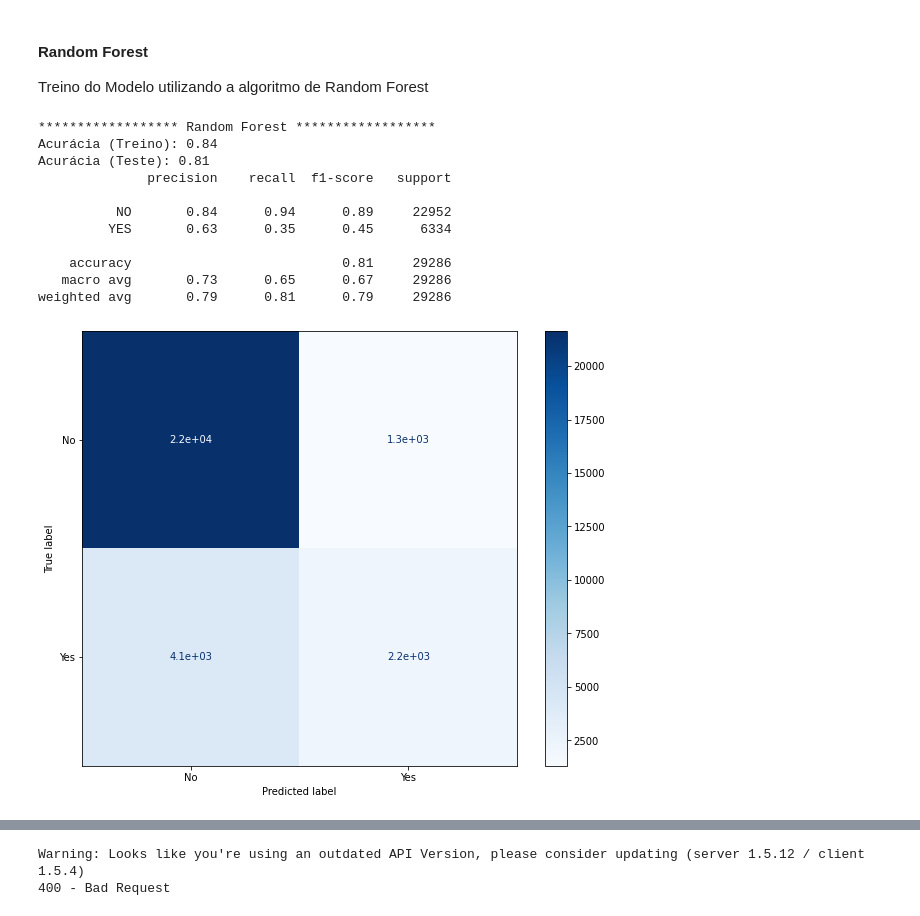
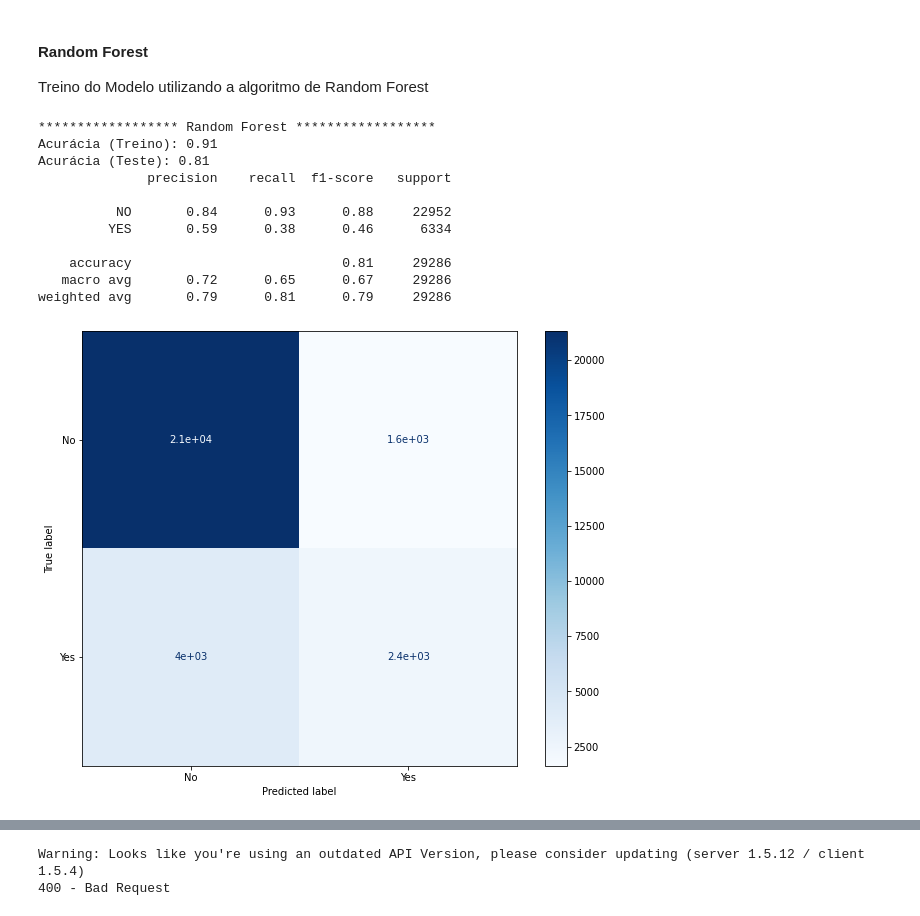
Before and after one commit to eberthfelipe/5---Desenvolvimento-de-Jogos-Mobile, a Jupyter notebook: Modulo_8/machine_learning_aplicado_I.ipynb, the cells around one changed output, grey strips where cells are left out. Drawn from its saved outputs; the diff is of its cells as text; code cells hidden in the pictures.

```diff
--- a/Modulo_8/machine_learning_aplicado_I.ipynb
+++ b/Modulo_8/machine_learning_aplicado_I.ipynb
@@ -395,15 +395,16 @@ df_dados_teste
 ####Verify best attributes
 # %%
 # ref: https://towardsdatascience.com/feature-selection-techniques-in-machine-learning-with-python-f24e7da3f36e
+num_attributes = 50
 
 X, y = split_data_for_xy_columns(df_dados_treino,'age', 'solid_tumor_with_metastasis', target='diabetes_mellitus')
 
-bestfeatures = SelectKBest(score_func=chi2, k=30)
+bestfeatures = SelectKBest(score_func=chi2, k=num_attributes)
 fit = bestfeatures.fit(X,y)
 dfscores = pd.DataFrame(fit.scores_)
 dfcolumns = pd.DataFrame(X.columns)
 #concat two dataframes for better visualization
 featureScores = pd.concat([dfcolumns,dfscores],axis=1)
 featureScores.columns = ['Specs','Score']  #naming the dataframe columns
-print(featureScores.nlargest(30,'Score'))  #print 10 best features
+print(featureScores.nlargest(num_attributes,'Score'))  #print X best features
 # %% [output]
@@ -427,5 +428,5 @@ print(featureScores.nlargest(30,'Score'))  #print 10 best features
 # %%
-col_filtered = featureScores.nlargest(30,'Score')['Specs'].tolist()
+col_filtered = featureScores.nlargest(num_attributes,'Score')['Specs'].tolist()
 list_aux = col_filtered
 print(len(list_aux))
 list_aux.insert(0,'encounter_id')
@@ -577,7 +578,7 @@ submit_1627758826.332944.csv
 # %% [markdown]
 ### Treinamento dos Modelos
 # %%
-X, y = split_data_for_xy(df_dados_treino,'encounter_id', 'h1_arterial_ph_min', target='diabetes_mellitus')
+X, y = split_data_for_xy(df_dados_treino,'encounter_id', 'solid_tumor_with_metastasis', target='diabetes_mellitus')
 # %%
 X_train, X_test, y_train, y_test = get_samples_for_train_test(X, y, div_size=0.25, random=0)
 # %% [output]
@@ -688,20 +689,20 @@ Treino do Modelo utilizando a algoritmo de Random Forest
 # %%
 print('****************** Random Forest ******************')
 
-random_forest_model = create_random_forest_model(depth=10, estimators=100, X_tr=X_train, X_ts=X_test, y_tr=y_train, y_ts=y_test)
+random_forest_model = create_random_forest_model(depth=16, estimators=100, X_tr=X_train, X_ts=X_test, y_tr=y_train, y_ts=y_test)
 # %% [output]
 ****************** Random Forest ******************
-Acurácia (Treino): 0.84
+Acurácia (Treino): 0.91
 Acurácia (Teste): 0.81
               precision    recall  f1-score   support
 
-          NO       0.84      0.94      0.89     22952
-         YES       0.63      0.35      0.45      6334
+          NO       0.84      0.93      0.88     22952
+         YES       0.59      0.38      0.46      6334
 
     accuracy                           0.81     29286
-   macro avg       0.73      0.65      0.67     29286
+   macro avg       0.72      0.65      0.67     29286
 weighted avg       0.79      0.81      0.79     29286
-[figure, old version]
+[figure, new version]
 # %%
 result_random_forest = get_dataframe_for_submission(random_forest_model)
 view_result(result_random_forest)
```
Also changed, not shown: parts of 19 cells of this notebook.
